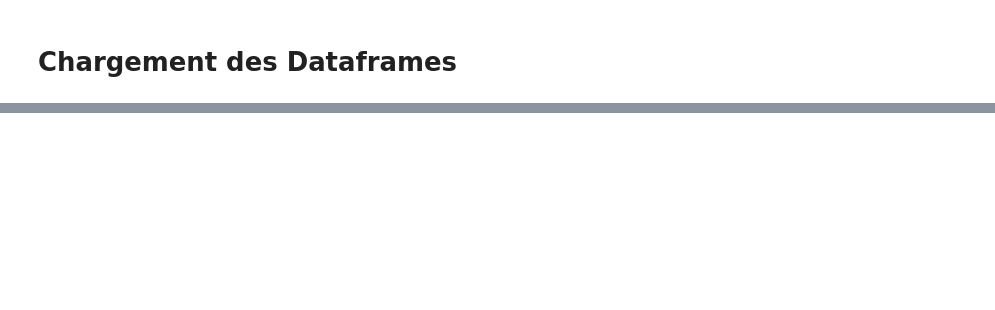
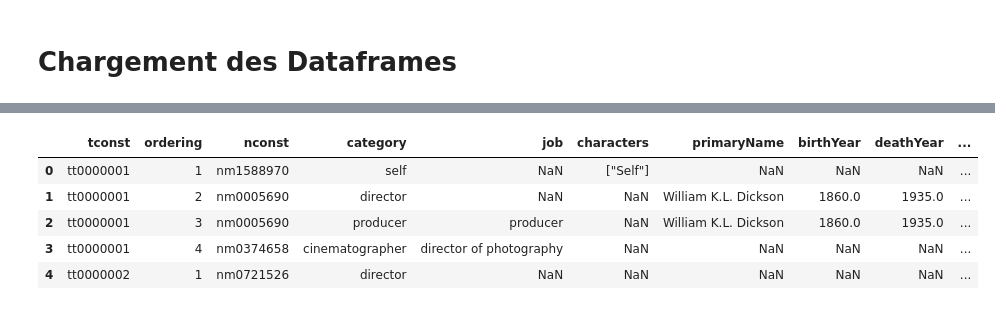
Before and after one commit to data-IA-2024/netfloox-recommandation-gr3, a Jupyter notebook: Notebook/Preprocessing.ipynb, the cells around one changed output, grey strips where cells are left out. Cells and saved outputs as stored; diff of their text form; code cells hidden in the pictures; blank space fills up the shorter version.

Commit message:
Ajout preprocessing

```diff
--- a/Notebook/Preprocessing.ipynb
+++ b/Notebook/Preprocessing.ipynb
@@ -16,10 +15,13 @@ titlebasics= 'title.basics-10k.tsv'
 titlecrew= 'title.crew-10k.tsv'
 titleratings = 'title.ratings-10k.tsv'
 namebasics = 'name.basics-10k.tsv'
+# %%
+# Ajout du title_principals pour la jointure des nm et des tt
+titleprincipals='title.principals-10k.tsv'
 # %%
-df_titlebasics= pd.read_csv(datafolder + titlebasics, sep='\t', quoting = 3)
-df_titlecrew= pd.read_csv(datafolder + titlecrew, sep='\t', quoting = 3)
-df_titleratings= pd.read_csv(datafolder + titleratings, sep='\t', quoting = 3)
-df_namebasics= pd.read_csv(datafolder + namebasics, sep='\t', quoting = 3)
+df_titlebasics= pd.read_csv(datafolder + titlebasics, sep='\t', quoting = 3, na_values=r'\N')
+df_titleratings= pd.read_csv(datafolder + titleratings, sep='\t', quoting = 3, na_values=r'\N')
+df_namebasics= pd.read_csv(datafolder + namebasics, sep='\t', quoting = 3, na_values=r'\N')
+df_titleprincipals= pd.read_csv(datafolder + titleprincipals, sep='\t', quoting = 3, na_values=r'\N')
 # %%
 df_titlebasics.head()
@@ -31,0 +62,11 @@ df_namebasics.head()
+# %%
+df_join_titleprincipals_namebasics=pd.merge(df_titleprincipals, df_namebasics, how="left")
+# %%
+df_join_titleprincipals_namebasics.head()
+# %% [output]
+|  | tconst | ordering | nconst | category | job | characters | primaryName | birthYear | deathYear | ... |
+| 0 | tt0000001 | 1 | nm1588970 | self | NaN | ["Self"] | NaN | NaN | NaN | ... |
+| 1 | tt0000001 | 2 | nm0005690 | director | NaN | NaN | William K.L. Dickson | 1860.0 | 1935.0 | ... |
+| 2 | tt0000001 | 3 | nm0005690 | producer | producer | NaN | William K.L. Dickson | 1860.0 | 1935.0 | ... |
+| 3 | tt0000001 | 4 | nm0374658 | cinematographer | director of photography | NaN | NaN | NaN | NaN | ... |
+| 4 | tt0000002 | 1 | nm0721526 | director | NaN | NaN | NaN | NaN | NaN | ... |
```
Also changed, not shown: parts of 24 cells of this notebook, 1 other file.
